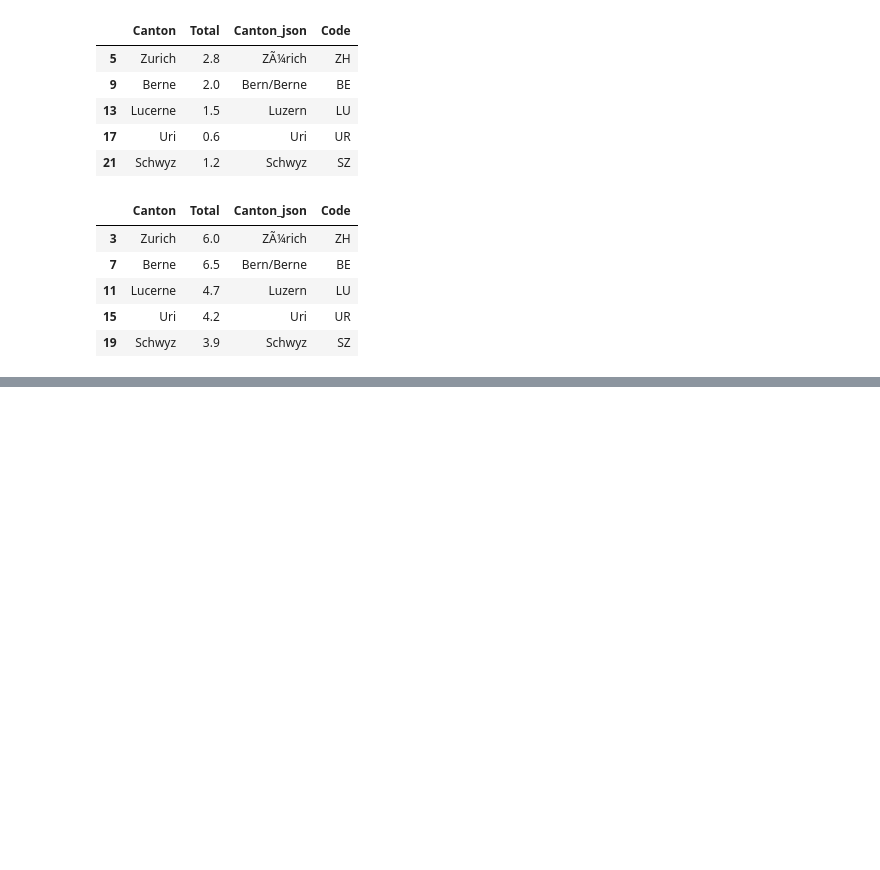
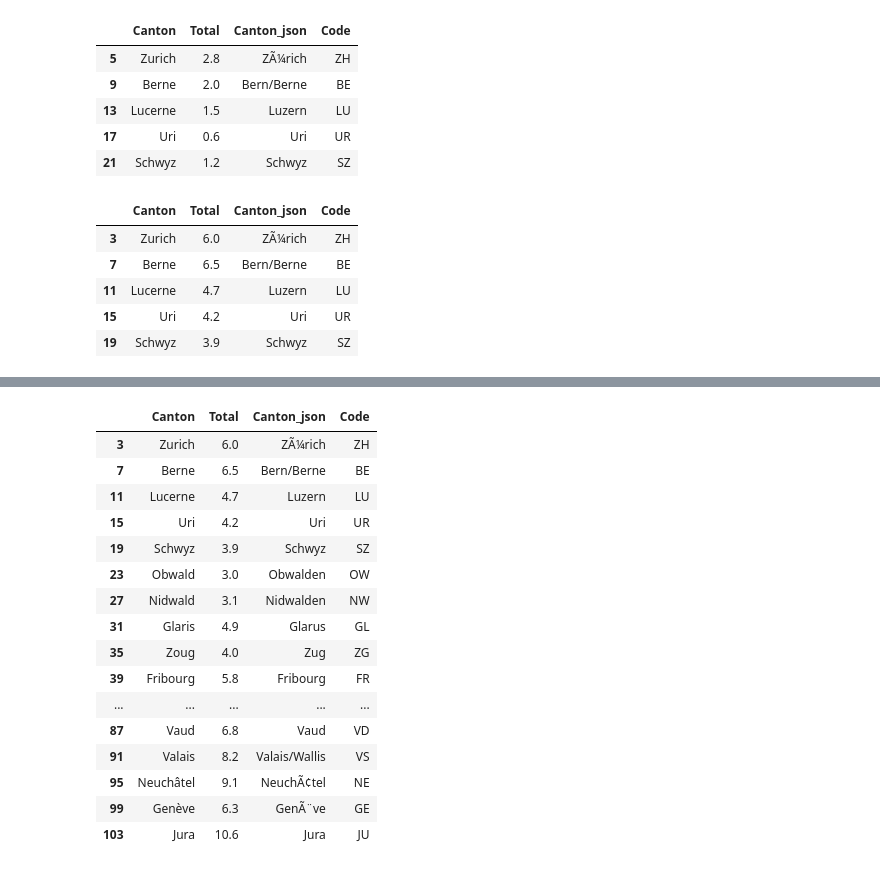
Before and after one commit to KhalilMrini/Revisiting-Arab-Spring, a Jupyter notebook: 03 - Interactive Viz/03 - Interactive Viz.ipynb, the cells around one changed output, grey strips where cells are left out. Drawn from its saved outputs; the diff is of its cells as text; code cells hidden in the pictures; blank space fills up the shorter version.

```diff
--- a/03 - Interactive Viz/03 - Interactive Viz.ipynb
+++ b/03 - Interactive Viz/03 - Interactive Viz.ipynb
@@ -326,0 +347,20 @@ swiss_map
+# %%
+df_etrangers
+# %% [output]
+|  | Canton | Total | Canton_json | Code |
+| 3 | Zurich | 6.0 | ZÃ¼rich | ZH |
+| 7 | Berne | 6.5 | Bern/Berne | BE |
+| 11 | Lucerne | 4.7 | Luzern | LU |
+| 15 | Uri | 4.2 | Uri | UR |
+| 19 | Schwyz | 3.9 | Schwyz | SZ |
+| 23 | Obwald | 3.0 | Obwalden | OW |
+| 27 | Nidwald | 3.1 | Nidwalden | NW |
+| 31 | Glaris | 4.9 | Glarus | GL |
+| 35 | Zoug | 4.0 | Zug | ZG |
+| 39 | Fribourg | 5.8 | Fribourg | FR |
+| ... | ... | ... | ... | ... |
+| 87 | Vaud | 6.8 | Vaud | VD |
+| 91 | Valais | 8.2 | Valais/Wallis | VS |
+| 95 | Neuchâtel | 9.1 | NeuchÃ¢tel | NE |
+| 99 | Genève | 6.3 | GenÃ¨ve | GE |
+| 103 | Jura | 10.6 | Jura | JU |
```
Also changed, not shown: parts of 4 cells of this notebook.
